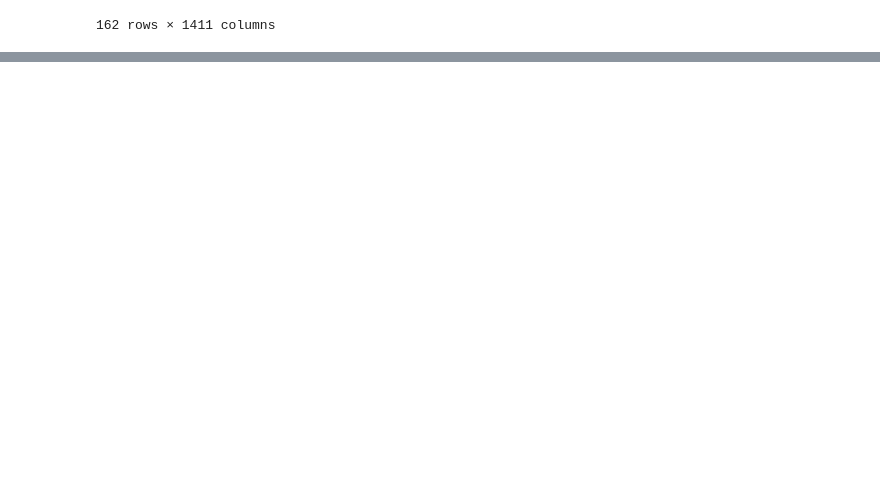
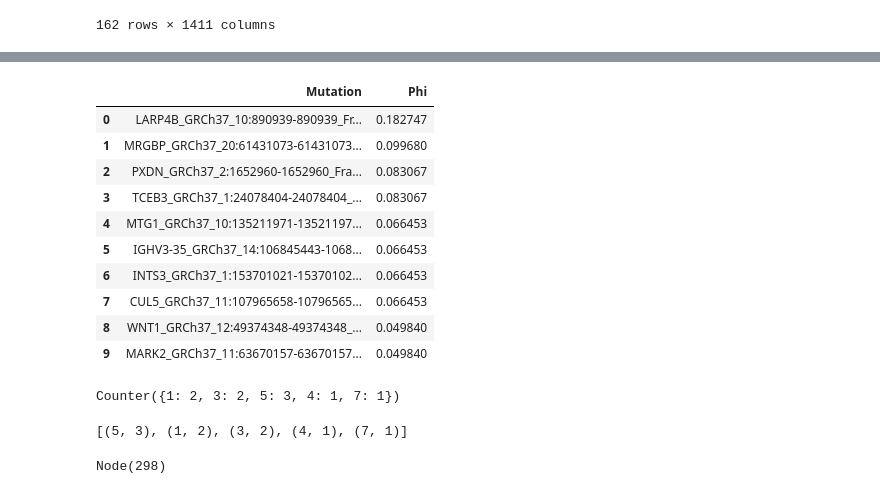
Before and after one commit to GmcgeeCodes/DataMining, a Jupyter notebook: mutationsProj1.0.ipynb, the cells around one changed output, grey strips where cells are left out. Drawn from its saved outputs; the diff is of its cells as text; code cells hidden in the pictures; blank space fills up the shorter version.

```diff
--- a/mutationsProj1.0.ipynb
+++ b/mutationsProj1.0.ipynb
@@ -705,9 +812,10 @@ def falseOR(row_total, tempdf, temp_bt, cFunc, tempBool):
     return fOR
 # %%
 def make_tree(row_total, tempdf, tempBool):
-
     if (tempBool):
-        bstrap_tempdf, df_splitA, df_splitB = tempdf, tempdf, tempdf
+        bstrap_tempdf = tempdf.sample(n = row_total, axis='index', replace= True)
+        Outbag = tempdf[~tempdf.apply(tuple, 1).isin(bstrap_tempdf.apply(tuple,1))]
+        df_splitA, df_splitB = bstrap_tempdf, bstrap_tempdf
         bstrap_tempdf = bstrap_tempdf.set_index(bstrap_tempdf.columns[0])
         bstrap_tempdf.index.names = [None]
         col_total = int(m.sqrt(len(tempdf.columns)))
@@ -770,7 +878,7 @@ def make_tree(row_total, tempdf, tempBool):
         root.right.left.right = Node(0)
         root.right.right.left = Node(1)
         root.right.right.right = Node(0)
-        temp_list = [tempTTR, tempTTA, tempTTB, df_splitA, df_splitB, root, tempSer, tserA, tserB]
+        temp_list = [tempTTR, tempTTA, tempTTB, df_splitA, df_splitB, root, tempSer, tserA, tserB, Outbag]
         return temp_list
     else:
         # Check if the temp df has TP-FP row, if it does drop the row in the group DFs and update the  split total
@@ -831,7 +939,9 @@ def make_tree(row_total, tempdf, tempBool):
 # %%
 def make_treePhi(row_total, rootdf, tempBool):
     if(tempBool):
-        bstrap_tempdf, root_L, root_R = rootdf, rootdf, rootdf
+        bstrap_tempdf = rootdf.sample(n = row_total, axis='index', replace= True)
+        Outbag = rootdf[~rootdf.apply(tuple, 1).isin(bstrap_tempdf.apply(tuple,1))]
+        root_L, root_R = bstrap_tempdf, bstrap_tempdf
         bstrap_tempdf = bstrap_tempdf.set_index(bstrap_tempdf.columns[0])
         bstrap_tempdf.index.names = [None]
         col_total = int(m.sqrt(len(rootdf.columns)))
@@ -891,7 +1001,7 @@ def make_treePhi(row_total, rootdf, tempBool):
         root.right.left.right = Node(0)
         root.right.right.left = Node(1)
         root.right.right.right = Node(0)
-        temp_list = [tempTTR, tempTTA, tempTTB, root_L, root_R, root, tempSer, tserA, tserB]
+        temp_list = [tempTTR, tempTTA, tempTTB, root_L, root_R, root, tempSer, tserA, tserB, Outbag]
         return temp_list
 
     else:
@@ -1298,0 +1534,14 @@ Node(565)
+# %%
+tlist[0][1]
+# %% [output]
+|  | Mutation | Phi |
+| 0 | LARP4B_GRCh37_10:890939-890939_Fr... | 0.182747 |
+| 1 | MRGBP_GRCh37_20:61431073-61431073... | 0.099680 |
+| 2 | PXDN_GRCh37_2:1652960-1652960_Fra... | 0.083067 |
+| 3 | TCEB3_GRCh37_1:24078404-24078404_... | 0.083067 |
+| 4 | MTG1_GRCh37_10:135211971-13521197... | 0.066453 |
+| 5 | IGHV3-35_GRCh37_14:106845443-1068... | 0.066453 |
+| 6 | INTS3_GRCh37_1:153701021-15370102... | 0.066453 |
+| 7 | CUL5_GRCh37_11:107965658-10796565... | 0.066453 |
+| 8 | WNT1_GRCh37_12:49374348-49374348_... | 0.049840 |
+| 9 | MARK2_GRCh37_11:63670157-63670157... | 0.049840 |
@@ -1298,0 +1552,8 @@ Node(565)
+# %%
+occurences
+# %% [output]
+Counter({1: 2, 3: 2, 5: 3, 4: 1, 7: 1})
+# %%
+sorted(occurences.items(), key=lambda pair: pair[1], reverse=True)
+# %% [output]
+[(5, 3), (1, 2), (3, 2), (4, 1), (7, 1)]
@@ -1298,0 +1562,5 @@ Node(565)
+# %%
+# to get the tree acccess returned list for the forest, list of trees, then the tree index
+forestOne[0][9][5]
+# %% [output]
+Node(298)
```
Also changed, not shown: parts of 35 cells of this notebook.
